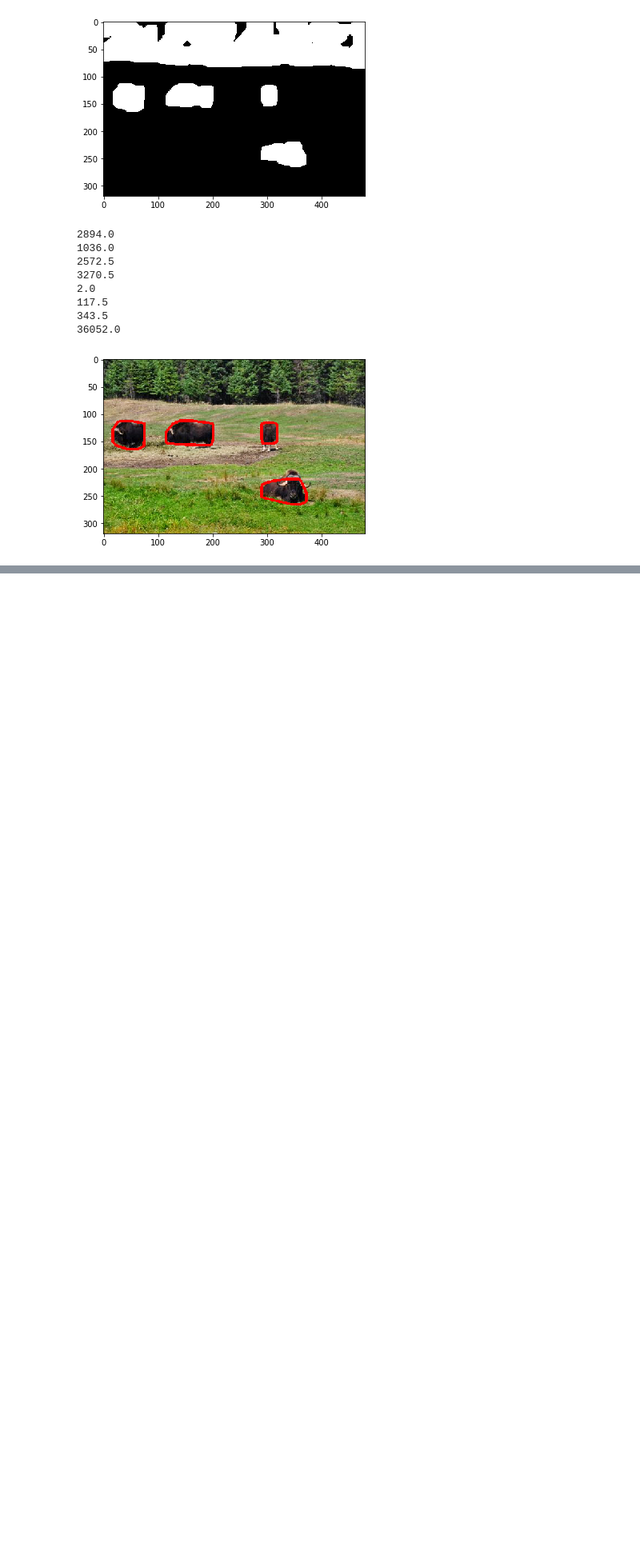
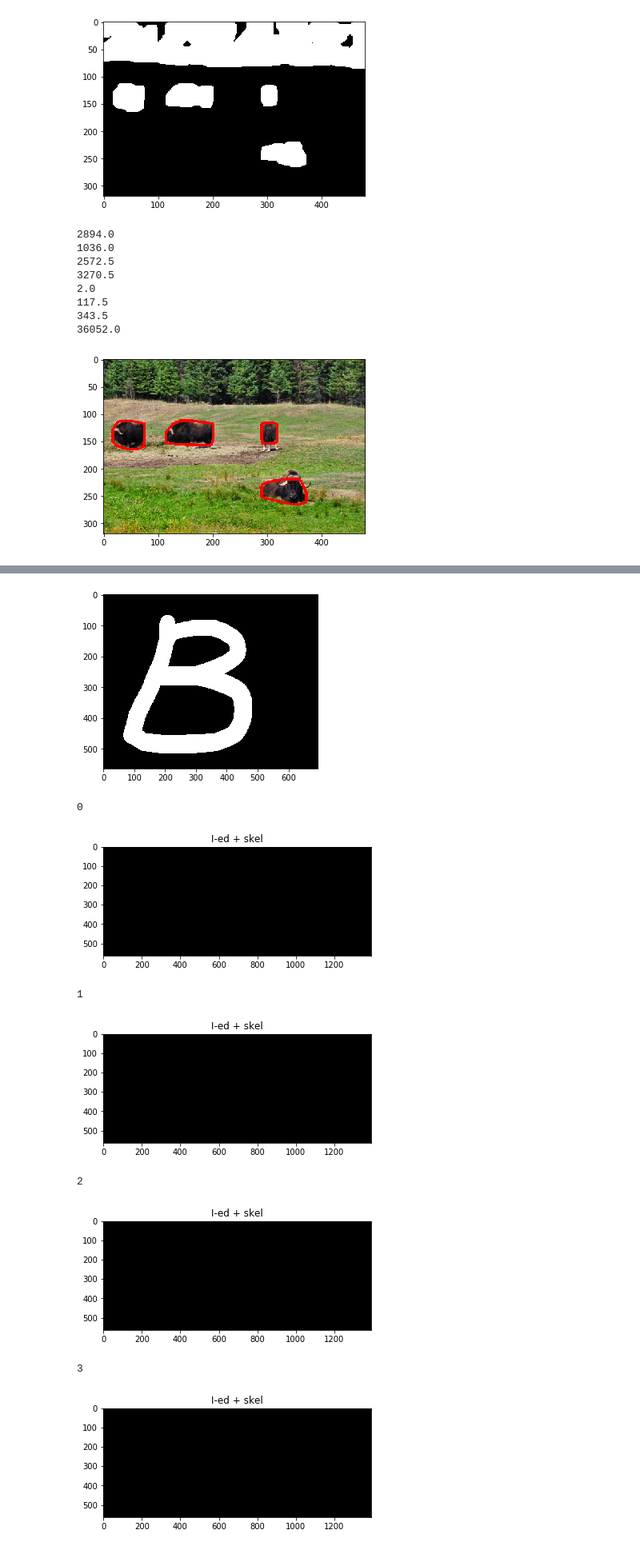
Before and after one commit to loftmain/opencv_project, a Jupyter notebook: day5.ipynb, the cells around one changed output, grey strips where cells are left out. Shown at 80% size. Saved outputs shown, nothing was run; the diff lists cells and outputs as text; code cells hidden in the pictures; blank space fills up the shorter version.

```diff
--- a/day5.ipynb
+++ b/day5.ipynb
@@ -159,0 +195,38 @@ imshow("", dst2)
+# %%
+src = cv2.imread('letterb.png', cv2.IMREAD_GRAYSCALE)
+
+_, src_bin = cv2.threshold(src, 0, 255, cv2.THRESH_BINARY | cv2.THRESH_OTSU)
+
+#src_bin = 255 - src_bin
+
+skel = src_bin.copy()
+imshow("", src_bin)
+skel[:,:] = 0
+kernel = cv2.getStructuringElement(cv2.MORPH_CROSS, (3,3))
+
+i = 0
+while True:
+        print(i)
+        i += 1
+        eroded = cv2.morphologyEx(src_bin, cv2.MORPH_ERODE, kernel)
+        temp = cv2.morphologyEx(eroded, cv2.MORPH_DILATE, kernel)
+        temp  = cv2.subtract(src_bin, temp)
+
+        skel = cv2.bitwise_or(skel, temp)
+        imshow("I-ed + skel", np.hstack((temp, skel)))
+        src_bin[:,:] = eroded[:,:]
+        if cv2.countNonZero(src_bin) == 0:
+            break
+
+imshow("", skel)
+cv2.imwrite("out.png", skel)
+# %% [output]
+[figure, added]
+0
+[figure, added]
+1
+[figure, added]
+2
+[figure, added]
+3
+[figure, added]
```
Also changed, not shown: parts of 22 cells of this notebook, 3 other files.
